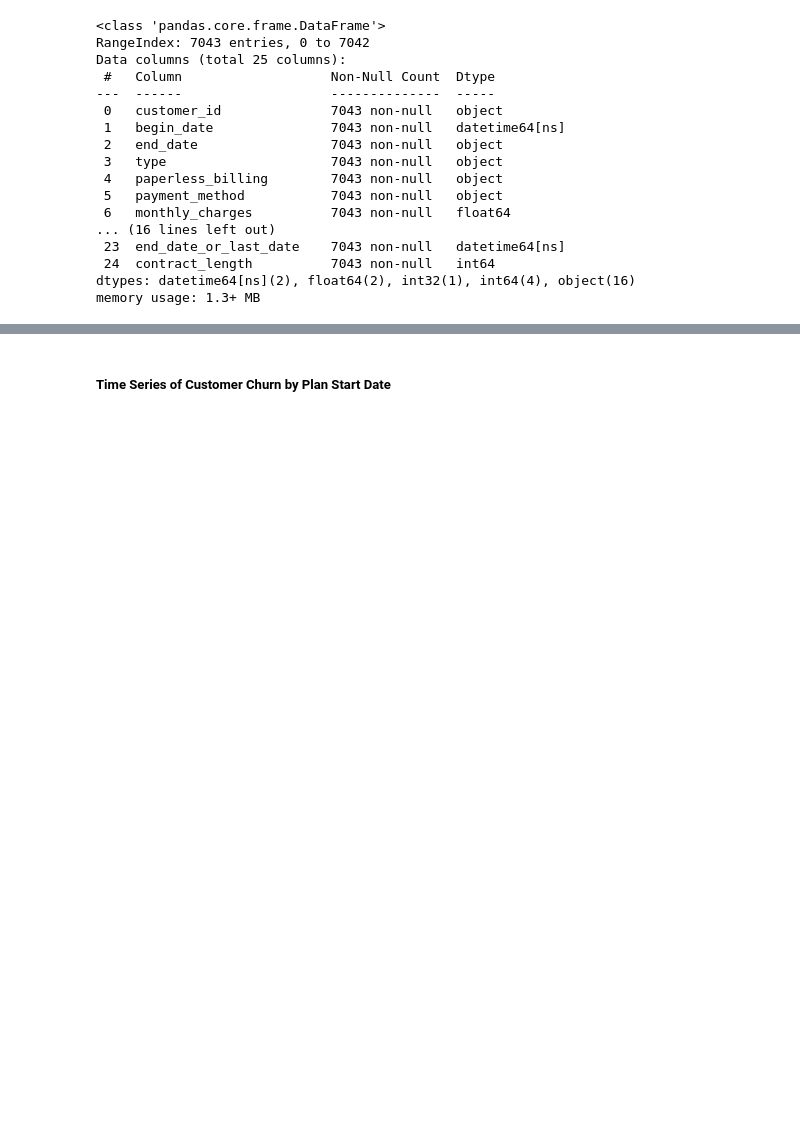
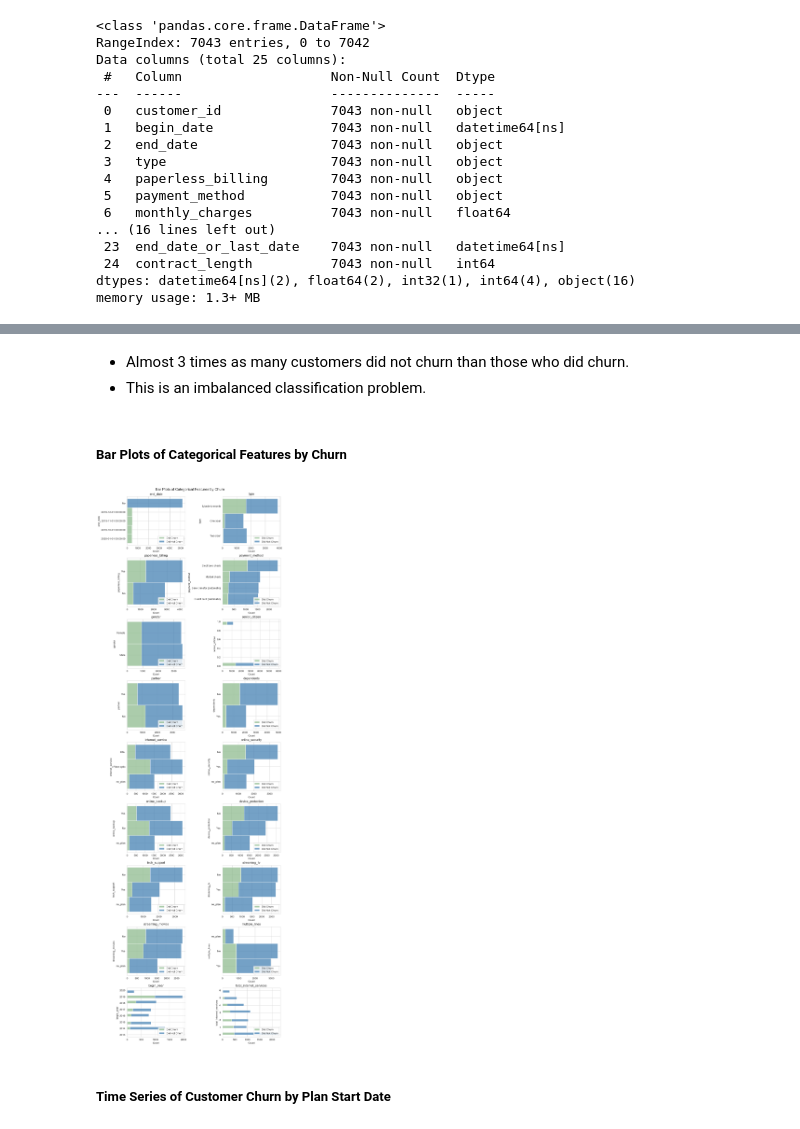
Before and after one commit to kellyshreeve/final-project, a Jupyter notebook: project-code.ipynb, the cells around one changed output, grey strips where cells are left out. Drawn from its saved outputs; the diff is of its cells as text; code cells hidden in the pictures; blank space fills up the shorter version.

```diff
--- a/project-code.ipynb
+++ b/project-code.ipynb
@@ -798,3 +788,23 @@ for column in categorical_columns.columns:
+# %% [markdown]
+* Almost 3 times as many customers did not churn than those who did churn.
+* This is an imbalanced classification problem.
+# %% [markdown]
+##### Bar Plots of Categorical Features by Churn
+# %%
+fig, axs = plt.subplots(9, 2, figsize=(10, 30), layout='constrained')
+# plt.subplots_adjust(hspace=0.5)
+fig.suptitle("Bar Plots of Categorical Features by Churn", fontsize=14)
+
+for column, ax in zip(categorical_columns.columns.drop('churned'), axs.ravel()):
+    count_plot = sns.histplot(merged_df, y=column, hue='churned',
+                              palette=['steelblue', 'darkseagreen'], ax=ax,
+                              multiple='stack')
+    ax.set_title(f'{column}')
+    ax.legend(['Did Churn', 'Did Not Churn'], loc='lower right')
+
+plt.show()
+# %% [output]
+[figure, added]
 # %% [markdown]
 ##### Time Series of Customer Churn by Plan Start Date
 # %%
```
Also changed, not shown: parts of 15 cells of this notebook.
